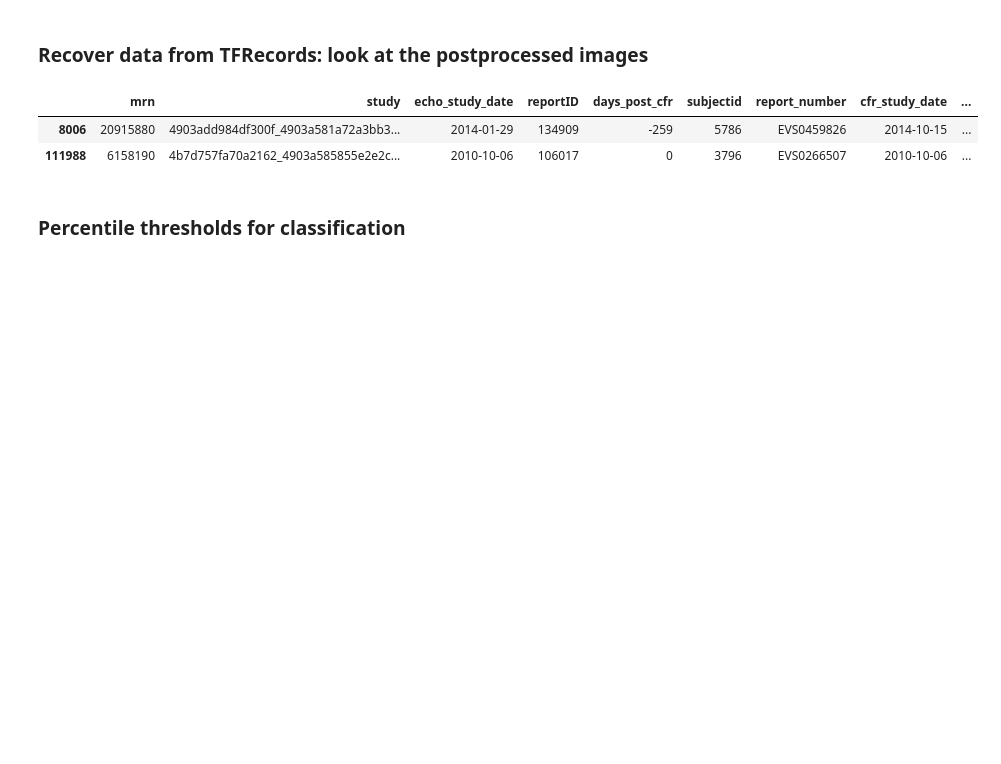
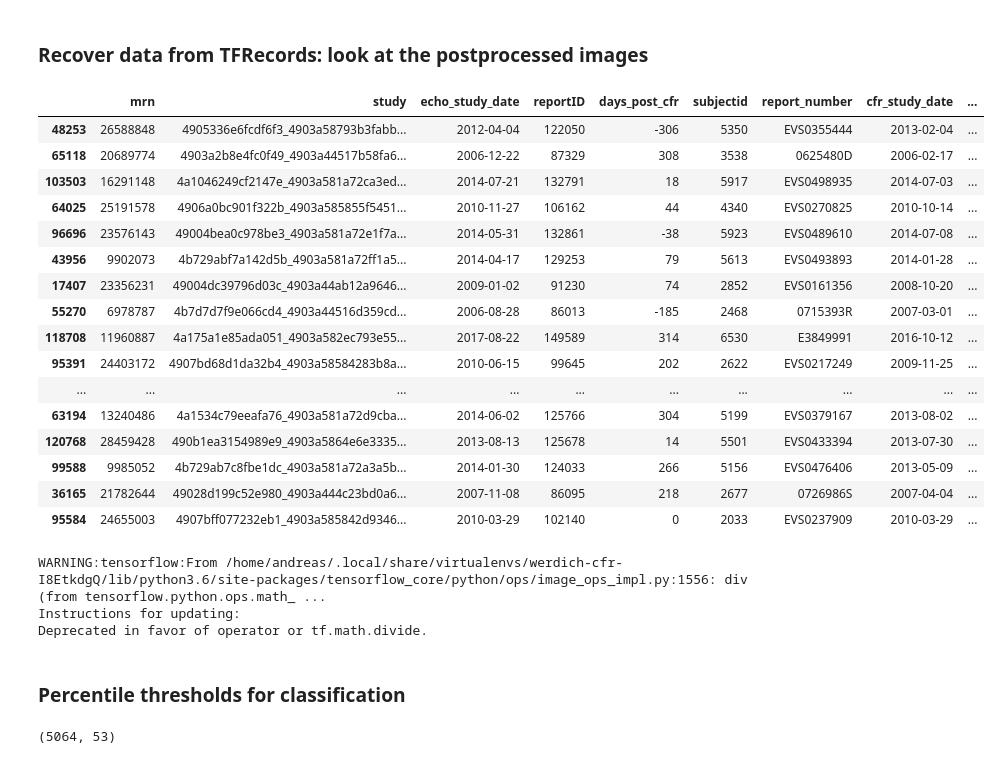
Before and after one commit to awerdich/werdich-cfr, a Jupyter notebook: notebooks/tfr_images.ipynb, the cells around one changed output. Drawn from its saved outputs; the diff is of its cells as text; code cells hidden in the pictures; blank space fills up the shorter version.

```diff
--- a/notebooks/tfr_images.ipynb
+++ b/notebooks/tfr_images.ipynb
@@ -20,18 +24,32 @@ from werdich_cfr.utils.visuals import ImageSliceViewer3D
 # %%
 # Directories and files
 cfr_data_root = os.path.normpath('/mnt/obi0/andreas/data/cfr')
-meta_date = '200202'
-tfr_dir = os.path.join(cfr_data_root, 'tfr_'+meta_date)
+meta_date = '200208'
+tfr_dir = os.path.join(cfr_data_root, 'tfr_'+meta_date, 'resized')
 meta_dir = os.path.join(cfr_data_root, 'metadata_'+meta_date)
 
 # TFR file
-tfr_file = os.path.join(tfr_dir, 'CFR_200202_view_a4c_test_0.tfrecords')
-parquet_file = os.path.join(tfr_dir, 'CFR_200202_view_a4c_test_0.parquet')
+tfr_file = os.path.join(tfr_dir, 'cfr_resized_a4c_train_200208_1.tfrecords')
+parquet_file = os.path.join(tfr_dir, 'cfr_resized_a4c_train_200208_1.parquet')
 
 # Load df
 df = pd.read_parquet(parquet_file)
-df.head(2)
+df.head(50)
 # %% [output]
 |  | mrn | study | echo_study_date | reportID | days_post_cfr | subjectid | report_number | cfr_study_date | ... |
-| 8006 | 20915880 | 4903add984df300f_4903a581a72a3bb3... | 2014-01-29 | 134909 | -259 | 5786 | EVS0459826 | 2014-10-15 | ... |
-| 111988 | 6158190 | 4b7d757fa70a2162_4903a585855e2e2c... | 2010-10-06 | 106017 | 0 | 3796 | EVS0266507 | 2010-10-06 | ... |
+| 48253 | 26588848 | 4905336e6fcdf6f3_4903a58793b3fabb... | 2012-04-04 | 122050 | -306 | 5350 | EVS0355444 | 2013-02-04 | ... |
+| 65118 | 20689774 | 4903a2b8e4fc0f49_4903a44517b58fa6... | 2006-12-22 | 87329 | 308 | 3538 | 0625480D | 2006-02-17 | ... |
+| 103503 | 16291148 | 4a1046249cf2147e_4903a581a72ca3ed... | 2014-07-21 | 132791 | 18 | 5917 | EVS0498935 | 2014-07-03 | ... |
+| 64025 | 25191578 | 4906a0bc901f322b_4903a585855f5451... | 2010-11-27 | 106162 | 44 | 4340 | EVS0270825 | 2010-10-14 | ... |
+| 96696 | 23576143 | 49004bea0c978be3_4903a581a72e1f7a... | 2014-05-31 | 132861 | -38 | 5923 | EVS0489610 | 2014-07-08 | ... |
+| 43956 | 9902073 | 4b729abf7a142d5b_4903a581a72ff1a5... | 2014-04-17 | 129253 | 79 | 5613 | EVS0493893 | 2014-01-28 | ... |
+| 17407 | 23356231 | 49004dc39796d03c_4903a44ab12a9646... | 2009-01-02 | 91230 | 74 | 2852 | EVS0161356 | 2008-10-20 | ... |
+| 55270 | 6978787 | 4b7d7d7f9e066cd4_4903a44516d359cd... | 2006-08-28 | 86013 | -185 | 2468 | 0715393R | 2007-03-01 | ... |
+| 118708 | 11960887 | 4a175a1e85ada051_4903a582ec793e55... | 2017-08-22 | 149589 | 314 | 6530 | E3849991 | 2016-10-12 | ... |
+| 95391 | 24403172 | 4907bd68d1da32b4_4903a58584283b8a... | 2010-06-15 | 99645 | 202 | 2622 | EVS0217249 | 2009-11-25 | ... |
+| ... | ... | ... | ... | ... | ... | ... | ... | ... | ... |
+| 63194 | 13240486 | 4a1534c79eeafa76_4903a581a72d9cba... | 2014-06-02 | 125766 | 304 | 5199 | EVS0379167 | 2013-08-02 | ... |
+| 120768 | 28459428 | 490b1ea3154989e9_4903a5864e6e3335... | 2013-08-13 | 125678 | 14 | 5501 | EVS0433394 | 2013-07-30 | ... |
+| 99588 | 9985052 | 4b729ab7c8fbe1dc_4903a581a72a3a5b... | 2014-01-30 | 124033 | 266 | 5156 | EVS0476406 | 2013-05-09 | ... |
+| 36165 | 21782644 | 49028d199c52e980_4903a444c23bd0a6... | 2007-11-08 | 86095 | 218 | 2677 | 0726986S | 2007-04-04 | ... |
+| 95584 | 24655003 | 4907bff077232eb1_4903a585842d9346... | 2010-03-29 | 102140 | 0 | 2033 | EVS0237909 | 2010-03-29 | ... |
@@ -37,0 +115,9 @@ df.head(2)
+# %%
+dataset = tf.data.TFRecordDataset([tfr_file])
+dataset = dataset.map(map_func = parse, num_parallel_calls = 1)
+for out in dataset.take(1):
+    output = out
+# %% [output]
+WARNING:tensorflow:From /home/andreas/.local/share/virtualenvs/werdich-cfr-I8EtkdgQ/lib/python3.6/site-packages/tensorflow_core/python/ops/image_ops_impl.py:1556: div (from tensorflow.python.ops.math_ ...
+Instructions for updating:
+Deprecated in favor of operator or tf.math.divide.
@@ -38,3 +155,16 @@ df.head(2)
 # %% [markdown]
 ### Percentile thresholds for classification ###
+# %%
+# TFR .parquet data files
+train_files = glob.glob(os.path.join(tfr_dir, 'cfr_resized_a4c_train_200208_*.parquet'))
+eval_files = glob.glob(os.path.join(tfr_dir, 'cfr_resized_a4c_eval_200208_*.parquet'))
+test_files = glob.glob(os.path.join(tfr_dir, 'cfr_resized_a4c_test_200208_*.parquet'))
+
+train_df = pd.concat([pd.read_parquet(file) for file in train_files])
+eval_df = pd.concat([pd.read_parquet(file) for file in eval_files])
+test_df = pd.concat([pd.read_parquet(file) for file in test_files])
+dset = pd.concat([train_df, eval_df, test_df], axis = 0, ignore_index=True).reset_index(drop=True)
+print(dset.shape)
+# %% [output]
+(5064, 53)
 # %%
```
Also changed, not shown: parts of 19 cells of this notebook, 12 other files.
